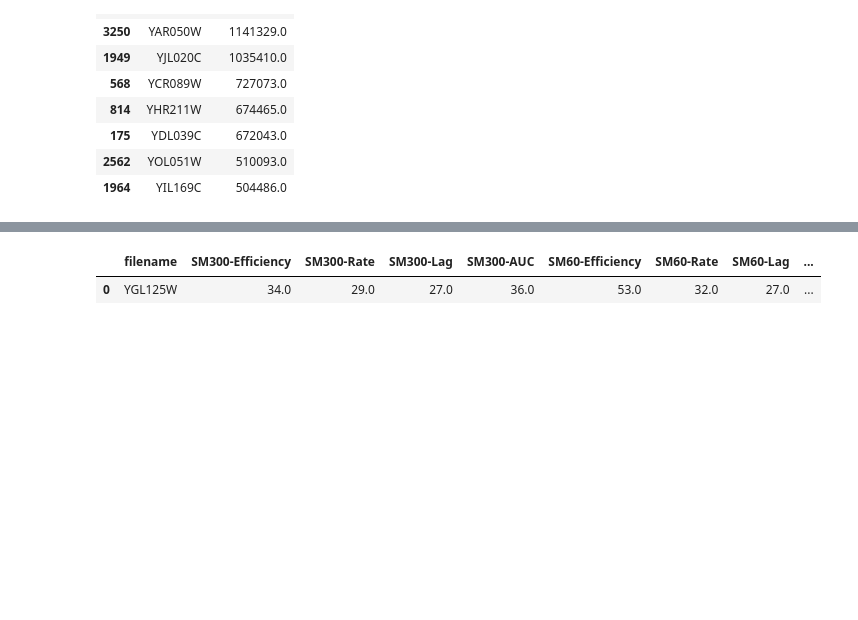
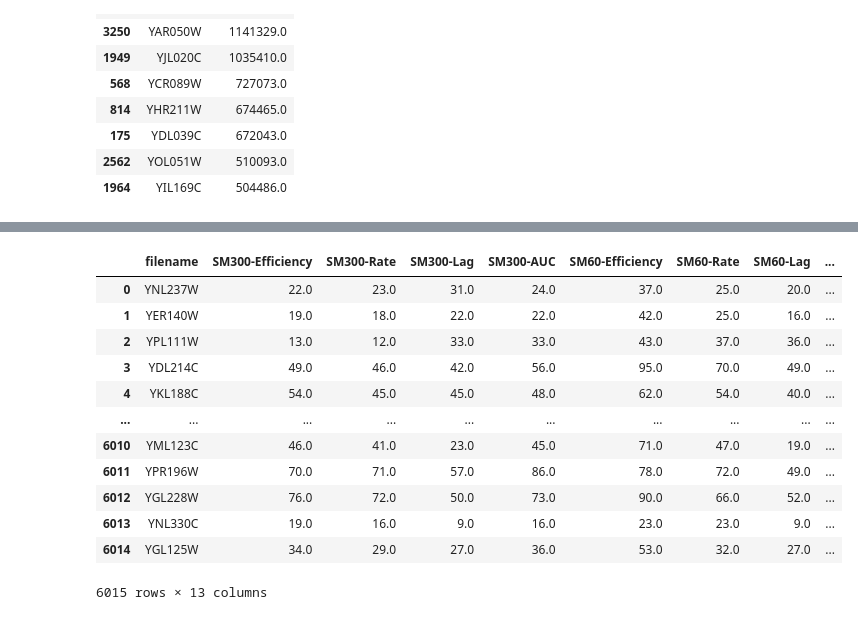
Before and after one commit to Khaldrem/sc_regmod, a Jupyter notebook: notebooks/preprocessing/visualization.ipynb, the cells around one changed output, grey strips where cells are left out. Drawn from its saved outputs; the diff is of its cells as text; code cells hidden in the pictures; blank space fills up the shorter version.

Commit message:
ADD: data vis

```diff
--- a/notebooks/preprocessing/visualization.ipynb
+++ b/notebooks/preprocessing/visualization.ipynb
@@ -216,7 +216,18 @@ def get_anova_results_info_all_files(dataset):
 # ETA 18 seg
 anova_res_data = get_anova_results_info_all_files(dataset)
 # %%
-anova_res_data.head()
+anova_res_data
 # %% [output]
 |  | filename | SM300-Efficiency | SM300-Rate | SM300-Lag | SM300-AUC | SM60-Efficiency | SM60-Rate | SM60-Lag | ... |
-| 0 | YGL125W | 34.0 | 29.0 | 27.0 | 36.0 | 53.0 | 32.0 | 27.0 | ... |
+| 0 | YNL237W | 22.0 | 23.0 | 31.0 | 24.0 | 37.0 | 25.0 | 20.0 | ... |
+| 1 | YER140W | 19.0 | 18.0 | 22.0 | 22.0 | 42.0 | 25.0 | 16.0 | ... |
+| 2 | YPL111W | 13.0 | 12.0 | 33.0 | 33.0 | 43.0 | 37.0 | 36.0 | ... |
+| 3 | YDL214C | 49.0 | 46.0 | 42.0 | 56.0 | 95.0 | 70.0 | 49.0 | ... |
+| 4 | YKL188C | 54.0 | 45.0 | 45.0 | 48.0 | 62.0 | 54.0 | 40.0 | ... |
+| ... | ... | ... | ... | ... | ... | ... | ... | ... | ... |
+| 6010 | YML123C | 46.0 | 41.0 | 23.0 | 45.0 | 71.0 | 47.0 | 19.0 | ... |
+| 6011 | YPR196W | 70.0 | 71.0 | 57.0 | 86.0 | 78.0 | 72.0 | 49.0 | ... |
+| 6012 | YGL228W | 76.0 | 72.0 | 50.0 | 73.0 | 90.0 | 66.0 | 52.0 | ... |
+| 6013 | YNL330C | 19.0 | 16.0 | 9.0 | 16.0 | 23.0 | 23.0 | 9.0 | ... |
+| 6014 | YGL125W | 34.0 | 29.0 | 27.0 | 36.0 | 53.0 | 32.0 | 27.0 | ... |
+6015 rows × 13 columns
```
Also changed, not shown: parts of 1 cell of this notebook.
